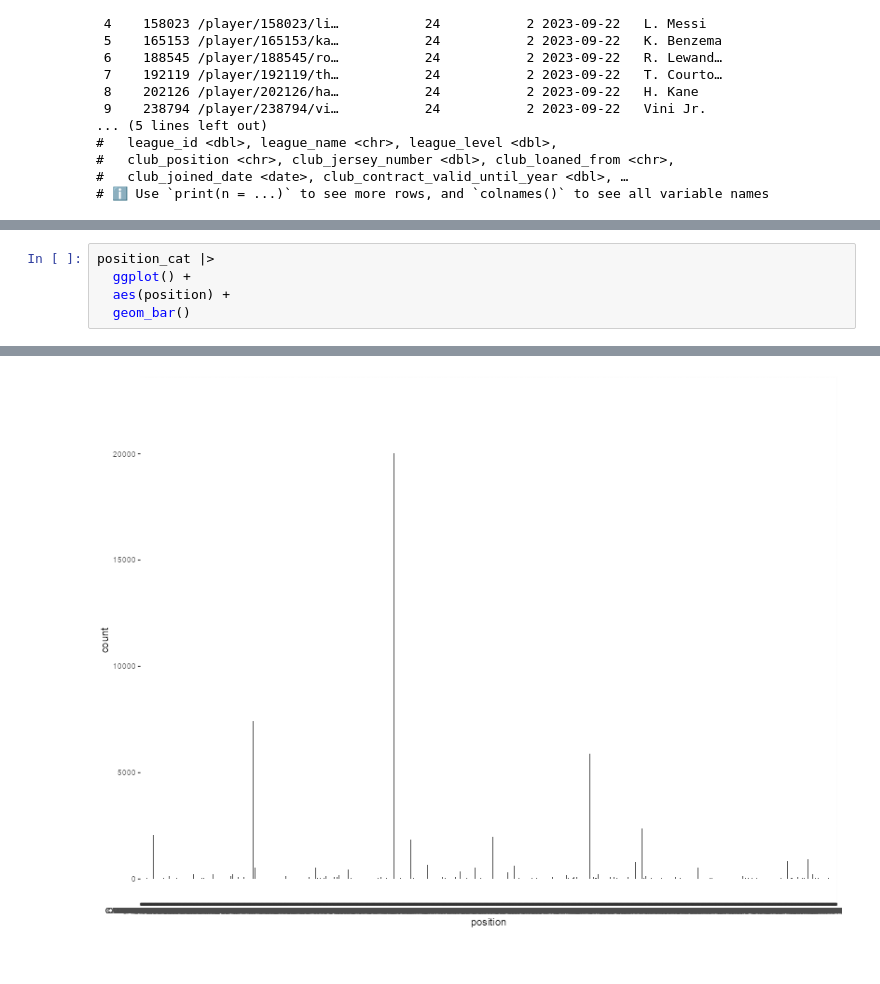
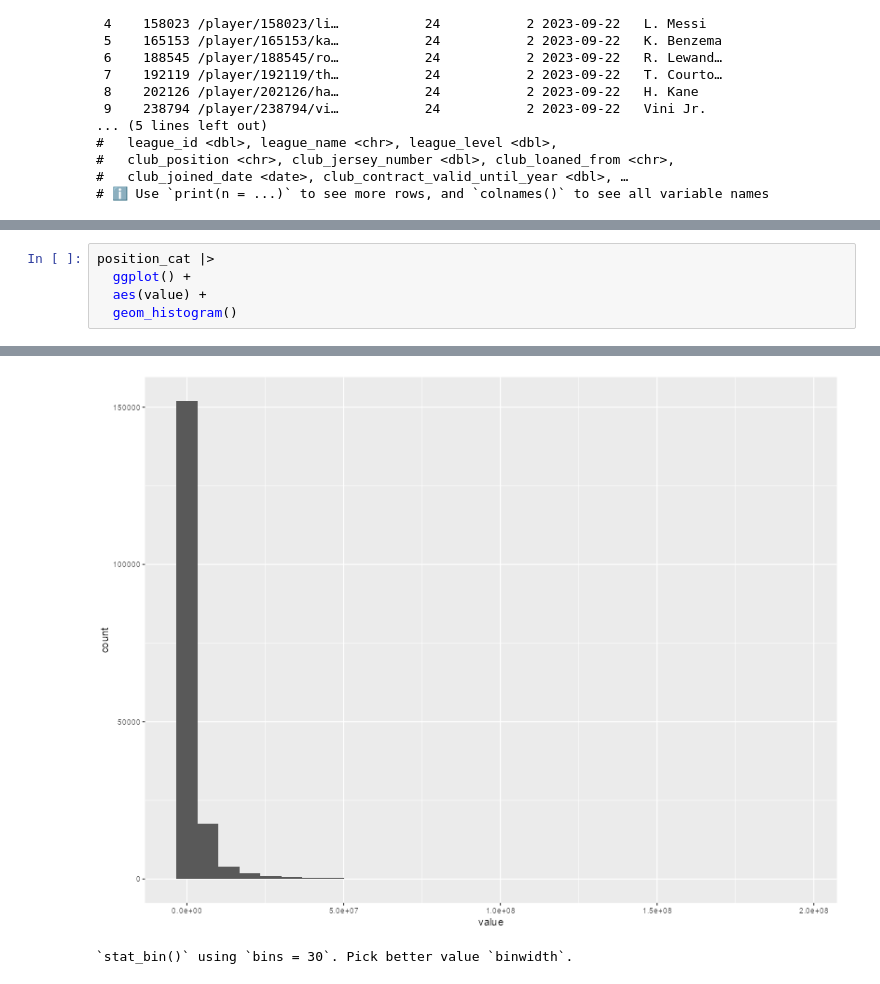
Before and after one commit to djynnius/afeez_data, a Jupyter notebook: af_GGPLOT.ipynb, the cells around one changed output, grey strips where cells are left out. Saved outputs shown, nothing was run; the diff lists cells and outputs as text.

```diff
--- a/af_GGPLOT.ipynb
+++ b/af_GGPLOT.ipynb
@@ -229,6 +229,6 @@ position_cat
 # %%
 position_cat |>
   ggplot() +
-  aes(position) +
-  geom_bar()
+  aes(value) +
+  geom_histogram()
 # %% [output]
@@ -235 +237,2 @@ position_cat |>
-[figure, old version]
+[figure, new version]
+`stat_bin()` using `bins = 30`. Pick better value `binwidth`.
```
Also changed, not shown: parts of 9 cells of this notebook.
